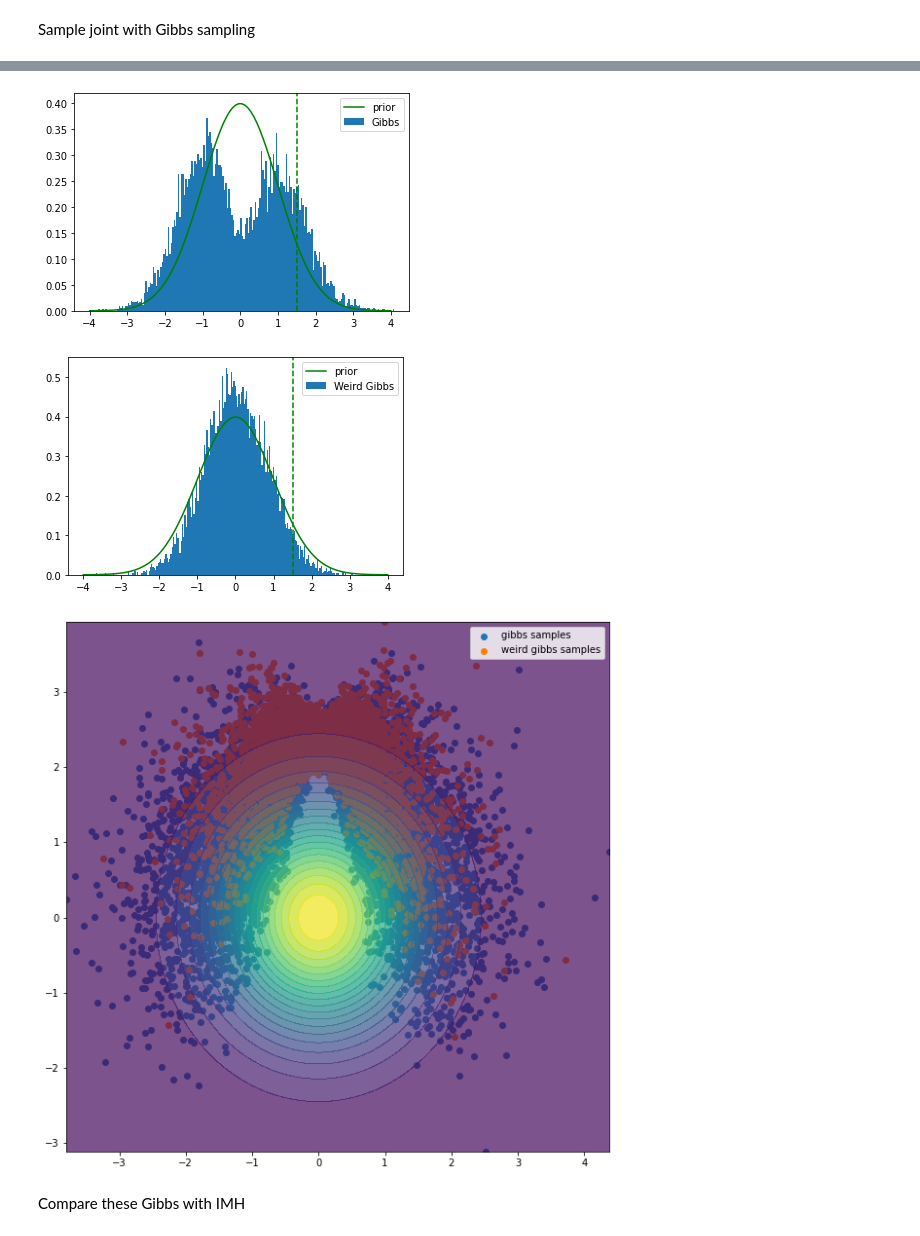
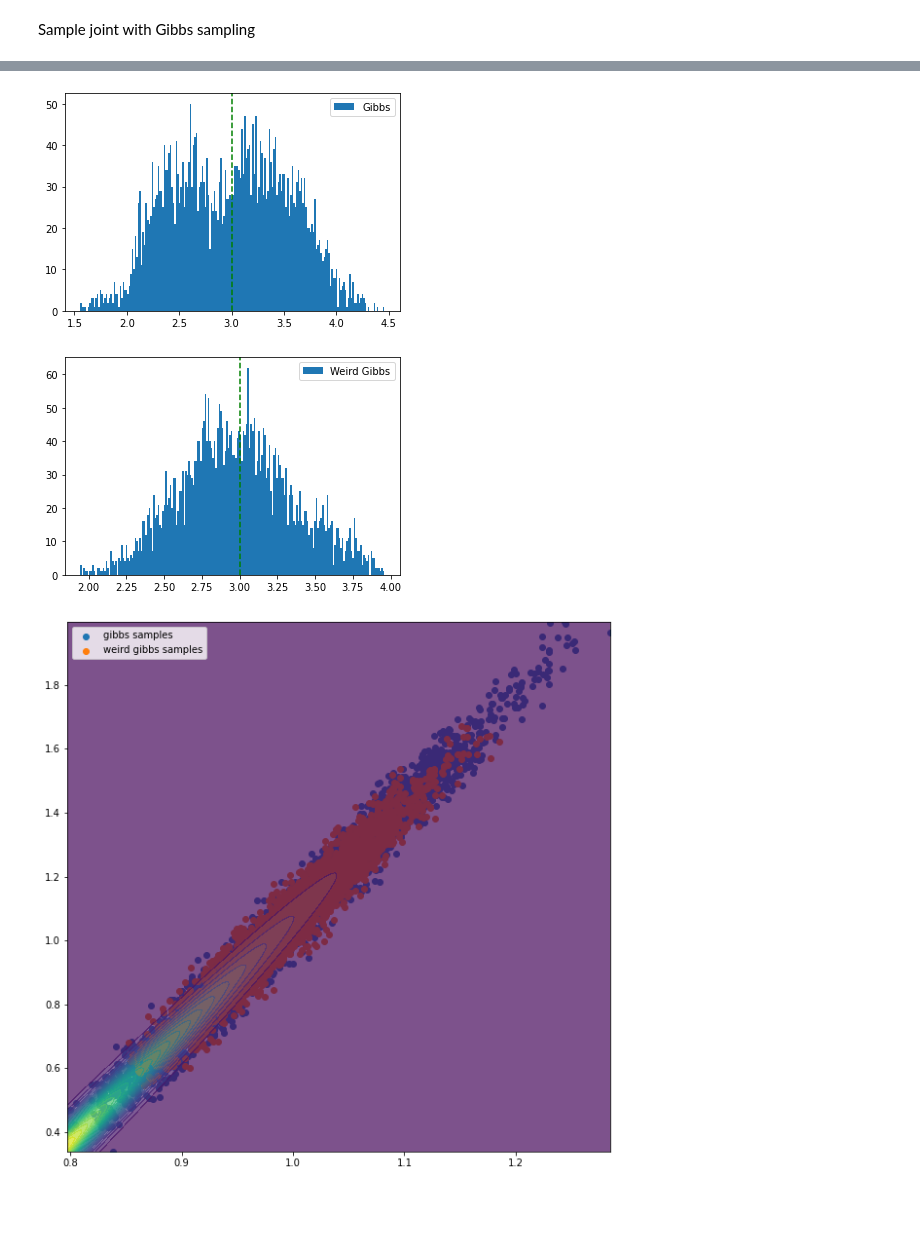
Before and after one commit to ElouanARGOUARCH/SBI, a Jupyter notebook: Dirichlet Process/Bayesian Linear Regression .ipynb, the cells around one changed output, grey strips where cells are left out. Drawn from its saved outputs; the diff is of its cells as text; code cells hidden in the pictures; blank space fills up the shorter version.

```diff
--- a/Dirichlet Process/Bayesian Linear Regression .ipynb
+++ b/Dirichlet Process/Bayesian Linear Regression .ipynb
@@ -28,8 +29,8 @@ D_x = simulateur(D_theta)
 Generate $x_0$ according to $f(\theta_0)$ for some unknown $\theta_0$
 # %%
 theta_0 = prior_distribution.sample()
-theta_0 = torch.tensor([1.5])
+theta_0 = torch.tensor([3.])
 print('theta_0 = ' + str(theta_0.item()))
-n_x0= 50
+n_x0= 100
 x0 = simulateur(theta_0.unsqueeze(0).repeat(n_x0, 1))
 # %% [output]
@@ -238,15 +178,9 @@ ESS phi  tensor(1225.3516)
 # %%
-blr = bayesian_linear_regression(x0, sigma_simulateur, mu_theta, sigma_theta)
-#initialise with phi|D
-mu_phi_D, sigma_phi_D = blr.compute_parameter_posterior_parameter(D_theta, D_x)
-current_phi = torch.distributions.MultivariateNormal(mu_phi_D, sigma_phi_D).sample()
-#sample theta|phi
-mu_theta_x0_phi, sigma_theta_x0_phi = blr.compute_posterior_distribution_parameters(current_phi)
-current_Theta = torch.distributions.MultivariateNormal(mu_theta_x0_phi, sigma_theta_x0_phi).sample([n_x0])
-
-list_theta_weird_gibbs = [current_Theta[0]]
-list_phi_weird_gibbs = [current_phi]
-for t in tqdm(range(10000)):
+blr = bayesian_linear_regression(D_x, D_theta, x0, sigma_simulateur, mu_theta, sigma_theta)
+current_Theta = prior_distribution.sample([n_x0])
+list_theta_weird_gibbs = []
+list_phi_weird_gibbs = []
+for t in tqdm(range(5000)):
     D_theta_plus = torch.cat([D_theta, current_Theta], dim = 0)
     D_x_plus = torch.cat([D_x, x0], dim = 0)
     mu_phi_D_plus, sigma_phi_D_plus = blr.compute_parameter_posterior_parameter(D_theta_plus, D_x_plus)
@@ -255,12 +189,3 @@ for t in tqdm(range(10000)):
     current_Theta = torch.distributions.MultivariateNormal(mu_theta_x0_phi, sigma_theta_x0_phi).sample([n_x0])
     list_theta_weird_gibbs.append(current_Theta[0])
     list_phi_weird_gibbs.append(current_phi)
-print('ESS theta ', pyro.ops.stats.effective_sample_size(torch.stack(list_theta_weird_gibbs).unsqueeze(1),chain_dim = 1, sample_dim =0))
-print('ESS phi ', pyro.ops.stats.effective_sample_size(torch.stack(list_phi_weird_gibbs)[:,0].unsqueeze(1), chain_dim = 1, sample_dim = 0))
-print('ESS phi ', pyro.ops.stats.effective_sample_size(torch.stack(list_phi_weird_gibbs)[:,1].unsqueeze(1), chain_dim = 1, sample_dim = 0))
-plt.plot(torch.stack(list_theta_weird_gibbs)[:,0])
-plt.show()
-plt.plot(torch.stack(list_phi_weird_gibbs)[:,1])
-plt.show()
-plt.plot(torch.stack(list_phi_weird_gibbs)[:,0])
-plt.show()
@@ -274,30 +192,23 @@ ESS phi  tensor(1820.8853)
 # %%
 models_phi_gibbs = torch.stack(list_phi_gibbs[1000:], dim=0)
 models_phi_weird_gibbs = torch.stack(list_phi_weird_gibbs[1000:], dim=0)
 total_phi = torch.stack(list_phi_gibbs[1000:] + list_phi_weird_gibbs[1000:])
-tt = torch.linspace(-4,4,100)
-plt.plot(tt, torch.exp(prior_log_prob(tt.unsqueeze(-1))), color = 'green', label = 'prior')
-hist=plt.hist(torch.cat(list_theta_gibbs[1000:], dim = 0).numpy(), bins= 200, label = 'Gibbs', density = True)
+hist=plt.hist(torch.cat(list_theta_gibbs[1000:], dim = 0).numpy(), bins= 200, label = 'Gibbs')
 plt.axvline(theta_0.numpy(), color = 'green', linestyle = '--')
 plt.legend()
 plt.show()
-plt.plot(tt, torch.exp(prior_log_prob(tt.unsqueeze(-1))), color = 'green', label = 'prior')
-hist=plt.hist(torch.cat(list_theta_weird_gibbs[1000:], dim = 0).numpy(), bins= 200, label ='Weird Gibbs', density = True)
+hist=plt.hist(torch.cat(list_theta_weird_gibbs[1000:], dim = 0).numpy(), bins= 200, label ='Weird Gibbs')
 plt.axvline(theta_0.numpy(), color = 'green', linestyle = '--')
 plt.legend()
 plt.show()
 
 fig = plt.figure(figsize = (10,10))
-plt.scatter(models_phi_gibbs[1000:,0].numpy(), models_phi_gibbs[1000:,1].numpy(), label = 'gibbs samples')
+plt.scatter(models_phi_gibbs[:,0].numpy(), models_phi_gibbs[:,1].numpy(), label = 'gibbs samples')
 plt.scatter(models_phi_weird_gibbs[:,0].numpy(), models_phi_weird_gibbs[:,1].numpy(), label = 'weird gibbs samples')
-mu_phi_D, sigma_phi_D = blr.compute_parameter_posterior_parameter(D_theta, D_x)
-parameter_posterior_distribution = torch.distributions.MultivariateNormal(mu_phi_D, sigma_phi_D)
-plot_2d_function(lambda samples:torch.exp(parameter_posterior_distribution.log_prob(samples)),x_min = torch.min(total_phi[:,0]), x_max = torch.max(total_phi[:,0]),y_min = torch.min(total_phi[:,1]), y_max = torch.max(total_phi[:,1]),levels = 25, new_figure = False)
+plot_2d_function(lambda samples:torch.exp(blr.parameter_posterior_distribution.log_prob(samples)),x_min = torch.min(total_phi[:,0]), x_max = torch.max(total_phi[:,0]),y_min = torch.min(total_phi[:,1]), y_max = torch.max(total_phi[:,1]),levels = 25, new_figure = False)
 plt.legend()
 plt.show()
 # %% [output]
-[figure, old version]
+[figure, new version]
-[figure, old version]
+[figure, new version]
-[figure, old version]
+[figure, new version]
-# %% [markdown]
-Compare these Gibbs with IMH
```
Also changed, not shown: parts of 18 cells of this notebook, 14 other files.
